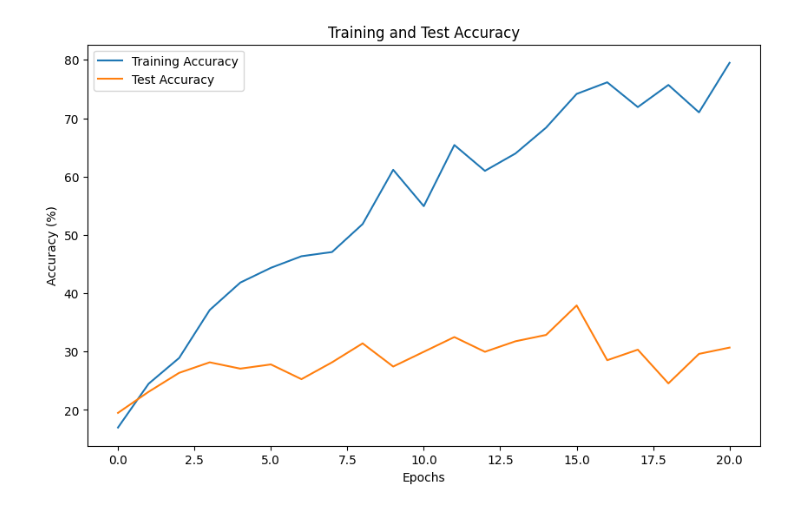
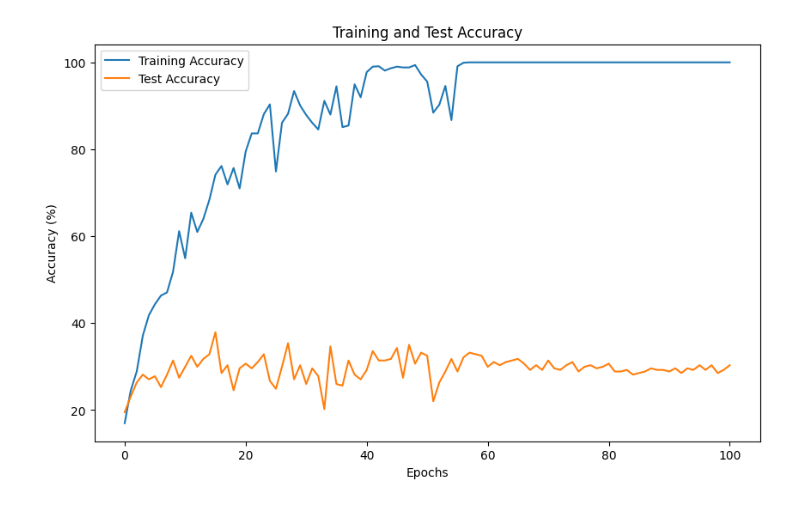
Before and after one commit to JekxDevil/AI, a Jupyter notebook: courses/usi/machine-learning/assignments/2/example.ipynb, the cells around one changed output. Saved outputs shown, nothing was run; the diff lists cells and outputs as text; code cells hidden in the pictures.

```diff
--- a/courses/usi/machine-learning/assignments/2/example.ipynb
+++ b/courses/usi/machine-learning/assignments/2/example.ipynb
@@ -138,7 +138,7 @@ x shape: (1384, 224, 224, 3), y shape:(1384,)
 CONFIGS = {'seed': 20020309,
           'device': torch.device('cuda' if torch.cuda.is_available() else 'cpu'),
           'batch_size': 32,
-          'epochs': 1 + 20, # 100
+          'epochs': 1 + 100, # 100
           'learning_rate':  0.001}
 
 np.random.seed(CONFIGS['seed'])
@@ -164,17 +164,23 @@ class FFNN(nn.Module):
         return _x
 
 
-def get_input():
+def get_input(_f_features=None):
+    """_features is a function"""
     from sklearn.preprocessing import OneHotEncoder
     def safe_copy(*args):
         return map(lambda el: el.copy(), *args)
 
     _x, _y = safe_copy(make_dataset(imgs, labels, label_to_idx, (224,224))) # from init given cell
     _x = _x / 255.0 # normalizing images
+
+    _feats = None
+    if _f_features is not None:
+        _feats = _f_features(_x)
+
     _x = _x.reshape(_x.shape[0], -1) # 1D vector image
     _encoder = OneHotEncoder(sparse_output=False, categories="auto")
     _y = _encoder.fit_transform(_y.reshape(-1, 1))
-    return _x, _y
+    return _x, _y, _feats
 
 
 def get_loads(_x, _y, _ratio, _permute=False, _transform=None):
@@ -184,10 +190,10 @@ def get_loads(_x, _y, _ratio, _permute=False, _transform=None):
     _train_data, _test_data = train_test_split(
         _data, train_size=_ratio, random_state=CONFIGS['seed']
     )
-    # prepare data for training using TensorDataset and DataLoader
+    # prepare data for training DataLoader
     _train_dataset = Dataset(_train_data, transform=_transform) # transform makes sense only on training data
     _test_dataset = Dataset(_test_data)
-    # create dataLoader for both training and validation datasets
+    # create dataLoader for both training and test datasets
     _batch_size = CONFIGS["batch_size"]
     _train_loader = DataLoader(_train_dataset, batch_size=_batch_size, shuffle=True)
     _test_loader = DataLoader(_test_dataset, batch_size=_batch_size, shuffle=True)
@@ -223,7 +229,7 @@ def train(_model, _criterion, _optimizer, _loaders):
     # train the model and get accuracies
     _train_acc = []
     _test_acc = []
-    _best_val_accuracy = 0
+    _best_test_accuracy = 0
     _best_model = None
     for _epoch in range(CONFIGS["epochs"]):
         _model.train()
@@ -247,38 +253,38 @@ def train(_model, _criterion, _optimizer, _loaders):
 
         # validation
         _model.eval()
-        _val_correct = 0
-        _val_total = 0
+        _test_correct = 0
+        _test_total = 0
         with torch.no_grad():
             for _inputs, _labels in _test_loader:
                 _inputs, _labels = load_to_device(_inputs, _labels)
                 _outputs = _model(_inputs)
-                _val_correct += calculate_accuracy(_labels, _outputs)
-                _val_total += _labels.size(0)
+                _test_correct += calculate_accuracy(_labels, _outputs)
+                _test_total += _labels.size(0)
 
-        _val_accuracy = 100 * _val_correct / _val_total
-        _test_acc.append(_val_accuracy)
-        if _val_accuracy > _best_val_accuracy:
-            _best_val_accuracy = _val_accuracy
+        _test_accuracy = 100 * _test_correct / _test_total
+        _test_acc.append(_test_accuracy)
+        if _test_accuracy > _best_test_accuracy:
+            _best_test_accuracy = _test_accuracy
             # Save best model
             _best_model = copy.deepcopy(_model)
 
         if _epoch % 10 == 0:
             print(f"Epoch [{_epoch+1}/{CONFIGS['epochs']}]",
                   f"Train Acc: {_train_accuracy:.2f}",
-                  f"Val Acc: {_val_accuracy:.2f}",
+                  f"Val Acc: {_test_accuracy:.2f}",
                  sep=", ")
     return _train_acc, _test_acc, _best_model
 
 
-x, y = get_input()
+x, y, _ = get_input()
 train_loader, test_loader = get_loads(x, y, 0.8)
 model = FFNN(x.shape[1], len(label_to_idx)).to(CONFIGS["device"])
 criterion = nn.BCEWithLogitsLoss() # better for classification with discrete values
 optimizer = torch.optim.Adam(model.parameters(), lr=CONFIGS["learning_rate"])
 train_acc, test_acc, best_model = train(model, criterion, optimizer, (train_loader, test_loader))
 save_model(best_model, 'best_ffnn.pth')
-val_acc_t1 = test_acc.copy() # used later on for statistical comparison
+test_acc_t1 = test_acc.copy() # used later on for statistical comparison
 plot_train_test(train_acc, test_acc)
 # %% [output]
 cuda
@@ -288 +302 @@ Epoch [21/21], Train Acc: 79.49, Val Acc: 30.69
-[figure, old version]
+[figure, new version]
```
Also changed, not shown: parts of 5 cells of this notebook.
